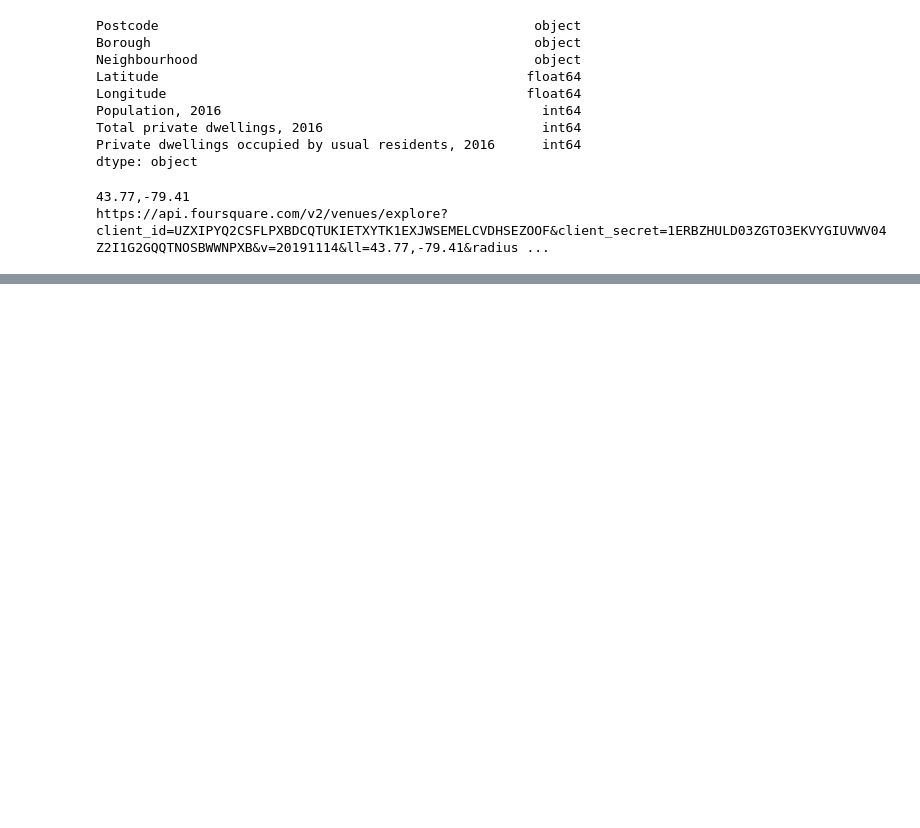
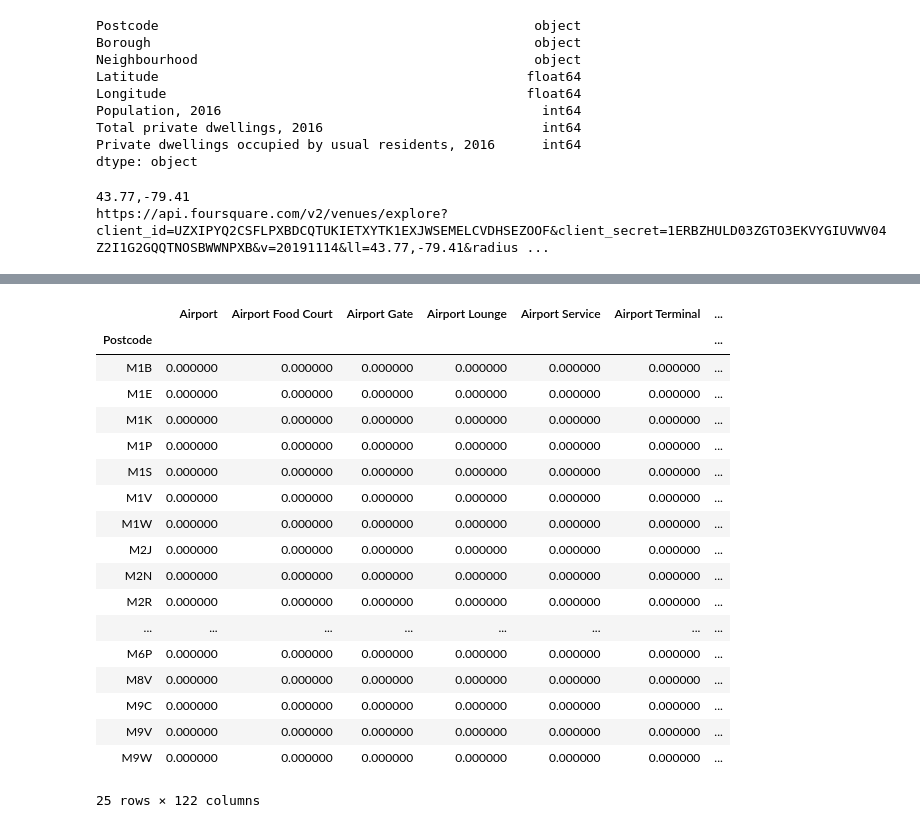
Before and after one commit to Ajstanley89/Battle-of-the-Neighborhoods, a Jupyter notebook: Clustering Toronto Neighborhoods.ipynb, the cells around one changed output, grey strips where cells are left out. Drawn from its saved outputs; the diff is of its cells as text; code cells hidden in the pictures; blank space fills up the shorter version.

Commit message:
Foursquare API function complete

```diff
--- a/Clustering Toronto Neighborhoods.ipynb
+++ b/Clustering Toronto Neighborhoods.ipynb
@@ -447,0 +428,15 @@ def get_vendor_info(latitude, longitude, postcode, client_id, client_secret, rad
+# %%
+# Call the get_vendor_info function for each postcode in the top_df
+venues_list = [] # empty list to hold the returned data
+
+# use iterate through the top df and get the data
+for i in top_df.index:
+    # get the required data from the df
+    lat = top_df.loc[i, 'Latitude']
+    long = top_df.loc[i, 'Longitude']
+    pCode = top_df.loc[i, 'Postcode']
+
+    # call out definied function
+    print(f'Getting data for {pCode}...')
+    get_vendor_info(lat, long, pCode, client, client_secret, venues_list)
+    print('Done!')
@@ -447,0 +461,3 @@ def get_vendor_info(latitude, longitude, postcode, client_id, client_secret, rad
+# %%
+df = pd.DataFrame(venues_list)
+df.head()
@@ -447,0 +493,4 @@ def get_vendor_info(latitude, longitude, postcode, client_id, client_secret, rad
+# %%
+# One hot encode the venue categories
+df.set_index(['Postcode'], inplace=True)
+one_hot_df = pd.get_dummies(df['Venue category'])
@@ -447,0 +508,24 @@ def get_vendor_info(latitude, longitude, postcode, client_id, client_secret, rad
+# %%
+# calculate the frequency for each category
+freq_df = one_hot_df.groupby(['Postcode']).mean()
+freq_df
+# %% [output]
+|  | Airport | Airport Food Court | Airport Gate | Airport Lounge | Airport Service | Airport Terminal | ... |
+| Postcode |  |  |  |  |  |  | ... |
+| M1B | 0.000000 | 0.000000 | 0.000000 | 0.000000 | 0.000000 | 0.000000 | ... |
+| M1E | 0.000000 | 0.000000 | 0.000000 | 0.000000 | 0.000000 | 0.000000 | ... |
+| M1K | 0.000000 | 0.000000 | 0.000000 | 0.000000 | 0.000000 | 0.000000 | ... |
+| M1P | 0.000000 | 0.000000 | 0.000000 | 0.000000 | 0.000000 | 0.000000 | ... |
+| M1S | 0.000000 | 0.000000 | 0.000000 | 0.000000 | 0.000000 | 0.000000 | ... |
+| M1V | 0.000000 | 0.000000 | 0.000000 | 0.000000 | 0.000000 | 0.000000 | ... |
+| M1W | 0.000000 | 0.000000 | 0.000000 | 0.000000 | 0.000000 | 0.000000 | ... |
+| M2J | 0.000000 | 0.000000 | 0.000000 | 0.000000 | 0.000000 | 0.000000 | ... |
+| M2N | 0.000000 | 0.000000 | 0.000000 | 0.000000 | 0.000000 | 0.000000 | ... |
+| M2R | 0.000000 | 0.000000 | 0.000000 | 0.000000 | 0.000000 | 0.000000 | ... |
+| ... | ... | ... | ... | ... | ... | ... | ... |
+| M6P | 0.000000 | 0.000000 | 0.000000 | 0.000000 | 0.000000 | 0.000000 | ... |
+| M8V | 0.000000 | 0.000000 | 0.000000 | 0.000000 | 0.000000 | 0.000000 | ... |
+| M9C | 0.000000 | 0.000000 | 0.000000 | 0.000000 | 0.000000 | 0.000000 | ... |
+| M9V | 0.000000 | 0.000000 | 0.000000 | 0.000000 | 0.000000 | 0.000000 | ... |
+| M9W | 0.000000 | 0.000000 | 0.000000 | 0.000000 | 0.000000 | 0.000000 | ... |
+25 rows × 122 columns
```
Also changed, not shown: parts of 16 cells of this notebook.
